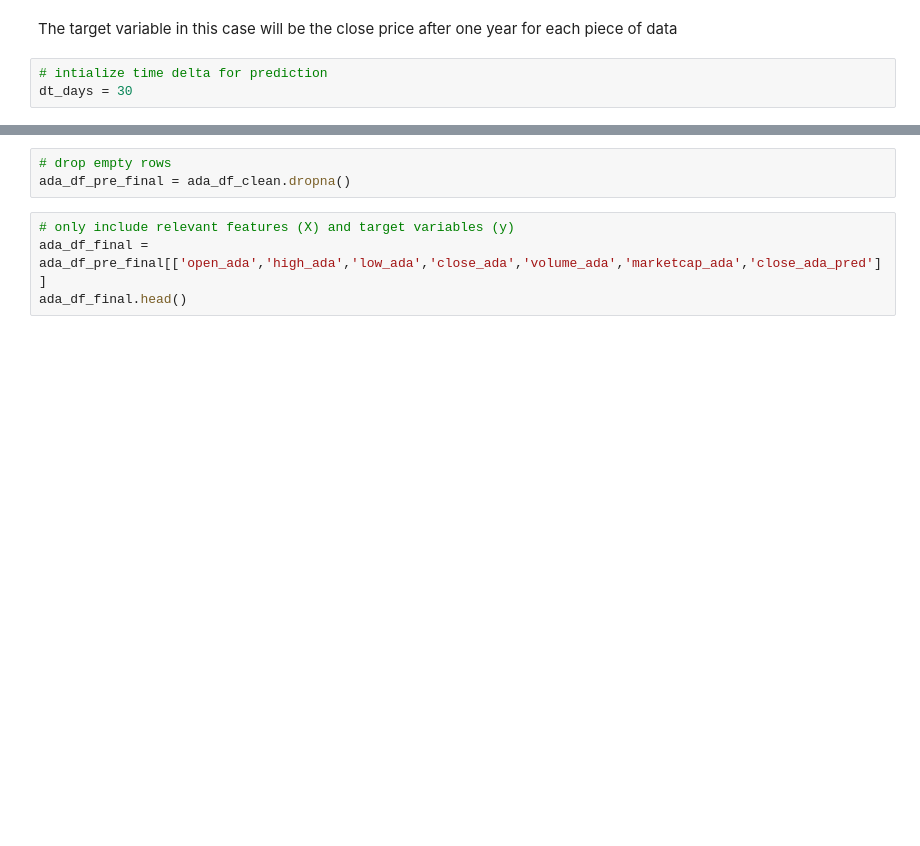
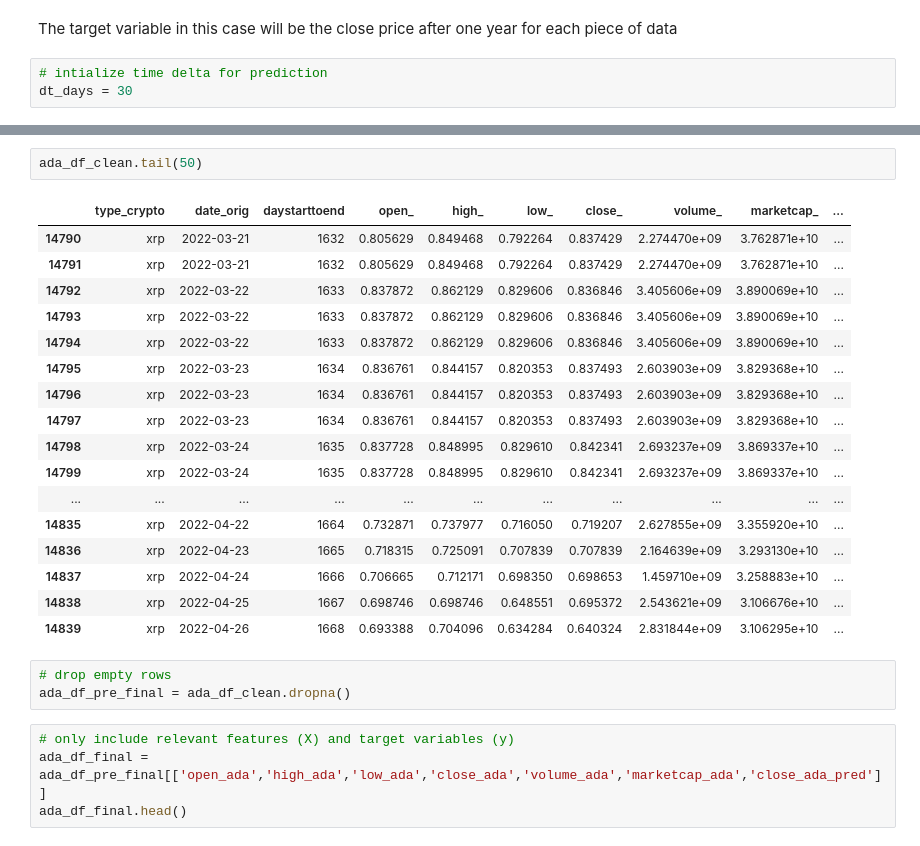
Before and after one commit to chabrian/crypto-predictor-model, a Jupyter notebook: MachineLearning/LinearRegressionModel30day.ipynb, the cells around one changed output, grey strips where cells are left out. Saved outputs shown, nothing was run; the diff lists cells and outputs as text; blank space fills up the shorter version.

```diff
--- a/MachineLearning/LinearRegressionModel30day.ipynb
+++ b/MachineLearning/LinearRegressionModel30day.ipynb
@@ -117,3 +117,23 @@ ada_df_clean.tail()
+# %%
+ada_df_clean.tail(50)
+# %% [output]
+|  | type_crypto | date_orig | daystarttoend | open_ | high_ | low_ | close_ | volume_ | marketcap_ | ... |
+| 14790 | xrp | 2022-03-21 | 1632 | 0.805629 | 0.849468 | 0.792264 | 0.837429 | 2.274470e+09 | 3.762871e+10 | ... |
+| 14791 | xrp | 2022-03-21 | 1632 | 0.805629 | 0.849468 | 0.792264 | 0.837429 | 2.274470e+09 | 3.762871e+10 | ... |
+| 14792 | xrp | 2022-03-22 | 1633 | 0.837872 | 0.862129 | 0.829606 | 0.836846 | 3.405606e+09 | 3.890069e+10 | ... |
+| 14793 | xrp | 2022-03-22 | 1633 | 0.837872 | 0.862129 | 0.829606 | 0.836846 | 3.405606e+09 | 3.890069e+10 | ... |
+| 14794 | xrp | 2022-03-22 | 1633 | 0.837872 | 0.862129 | 0.829606 | 0.836846 | 3.405606e+09 | 3.890069e+10 | ... |
+| 14795 | xrp | 2022-03-23 | 1634 | 0.836761 | 0.844157 | 0.820353 | 0.837493 | 2.603903e+09 | 3.829368e+10 | ... |
+| 14796 | xrp | 2022-03-23 | 1634 | 0.836761 | 0.844157 | 0.820353 | 0.837493 | 2.603903e+09 | 3.829368e+10 | ... |
+| 14797 | xrp | 2022-03-23 | 1634 | 0.836761 | 0.844157 | 0.820353 | 0.837493 | 2.603903e+09 | 3.829368e+10 | ... |
+| 14798 | xrp | 2022-03-24 | 1635 | 0.837728 | 0.848995 | 0.829610 | 0.842341 | 2.693237e+09 | 3.869337e+10 | ... |
+| 14799 | xrp | 2022-03-24 | 1635 | 0.837728 | 0.848995 | 0.829610 | 0.842341 | 2.693237e+09 | 3.869337e+10 | ... |
+| ... | ... | ... | ... | ... | ... | ... | ... | ... | ... | ... |
+| 14835 | xrp | 2022-04-22 | 1664 | 0.732871 | 0.737977 | 0.716050 | 0.719207 | 2.627855e+09 | 3.355920e+10 | ... |
+| 14836 | xrp | 2022-04-23 | 1665 | 0.718315 | 0.725091 | 0.707839 | 0.707839 | 2.164639e+09 | 3.293130e+10 | ... |
+| 14837 | xrp | 2022-04-24 | 1666 | 0.706665 | 0.712171 | 0.698350 | 0.698653 | 1.459710e+09 | 3.258883e+10 | ... |
+| 14838 | xrp | 2022-04-25 | 1667 | 0.698746 | 0.698746 | 0.648551 | 0.695372 | 2.543621e+09 | 3.106676e+10 | ... |
+| 14839 | xrp | 2022-04-26 | 1668 | 0.693388 | 0.704096 | 0.634284 | 0.640324 | 2.831844e+09 | 3.106295e+10 | ... |
 # %%
 # drop empty rows
 ada_df_pre_final = ada_df_clean.dropna()
```
Also changed, not shown: parts of 9 cells of this notebook.
